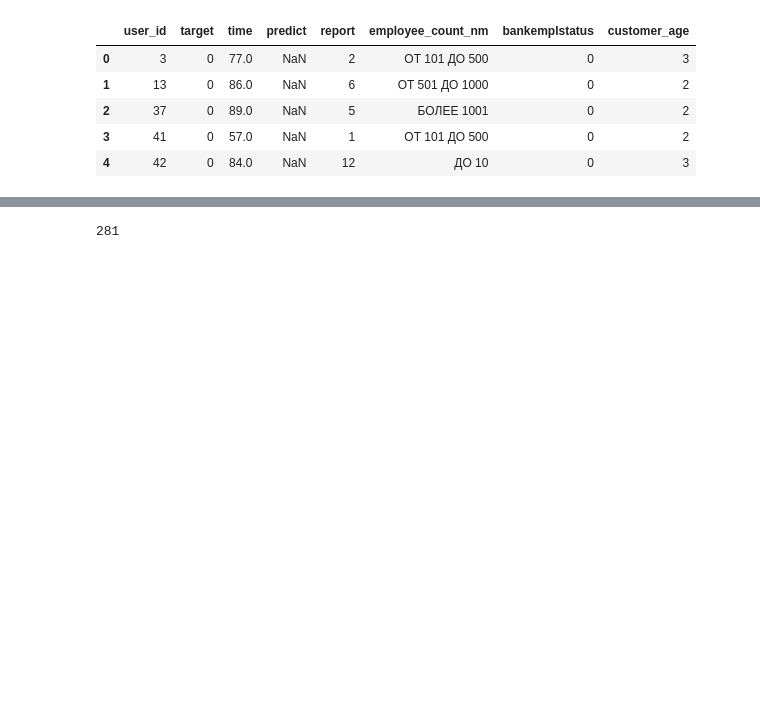
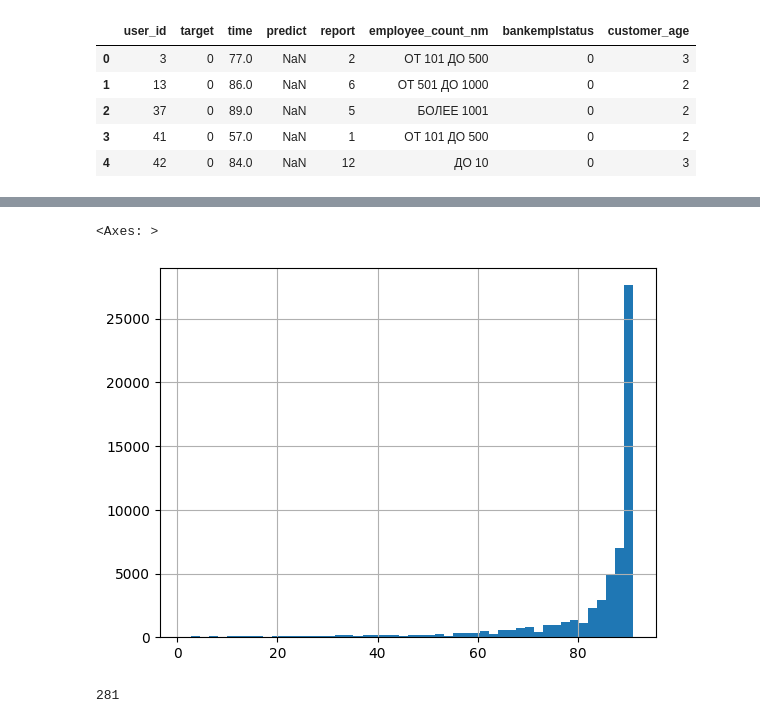
Before and after one commit to krell11/customer_churn_prediction, a Jupyter notebook: notebooks/churn_prediction.ipynb, the cells around one changed output, grey strips where cells are left out. Saved outputs shown, nothing was run; the diff lists cells and outputs as text; code cells hidden in the pictures; blank space fills up the shorter version.

```diff
--- a/notebooks/churn_prediction.ipynb
+++ b/notebooks/churn_prediction.ipynb
@@ -127,3 +148,8 @@ train_data
+# %%
+train_data.loc[train_data['target'] == 0,'time'].hist(bins=50)
+# %% [output]
+<Axes: >
+[figure, added]
 # %%
 codes = transactions["mcc_code"].value_counts()
 # %%
```
Also changed, not shown: parts of 27 cells of this notebook.
